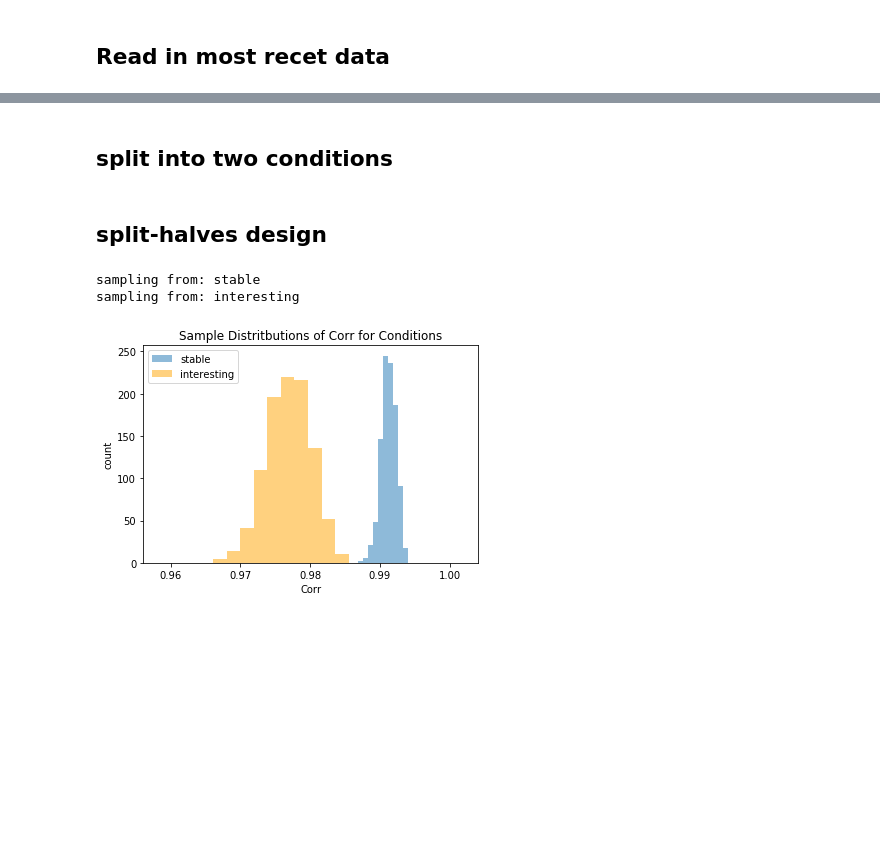
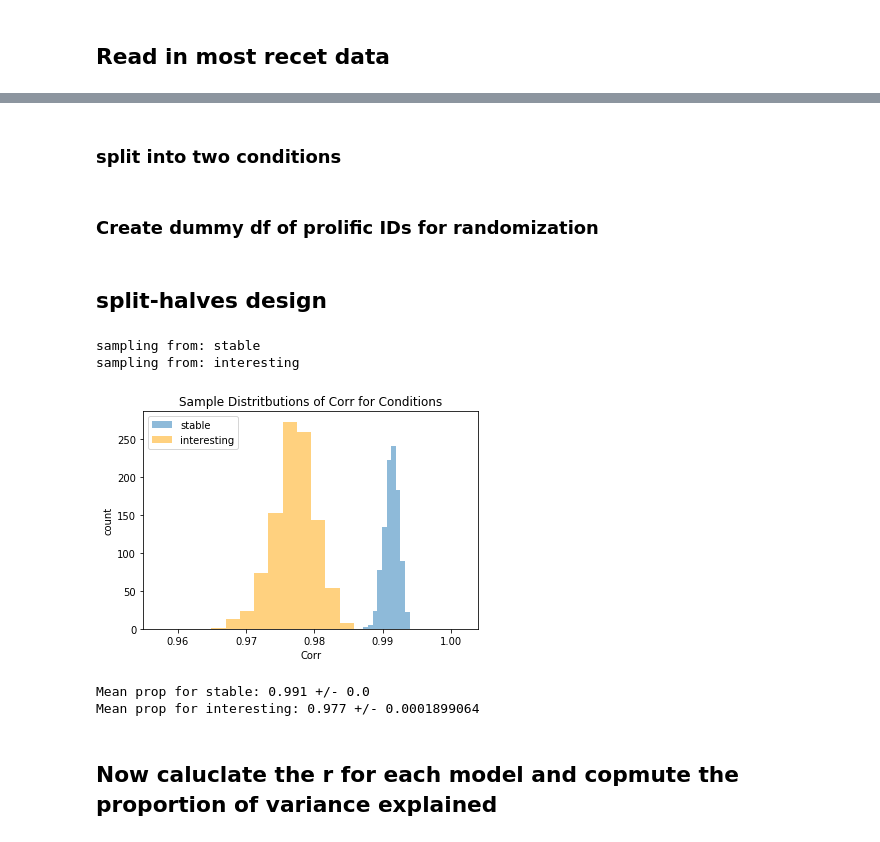
Before and after one commit to choldawa/curiotower_CogSci2021, a Jupyter notebook: analysis/Split-halves analysis.ipynb, the cells around one changed output, grey strips where cells are left out. Drawn from its saved outputs; the diff is of its cells as text; code cells hidden in the pictures; blank space fills up the shorter version.

```diff
--- a/analysis/Split-halves analysis.ipynb
+++ b/analysis/Split-halves analysis.ipynb
@@ -32,5 +31,7 @@ df.head()
 # %% [markdown]
-## split into two conditions
+### split into two conditions
 # %%
 df_stable = df[df['condition'] == 'stable']
 df_interesting = df[df['condition'] == 'interesting']
+# %% [markdown]
+### Create dummy df of prolific IDs for randomization
@@ -44,34 +49,51 @@ for condition in conditions:
     print('sampling from:', condition)
     df_condition = df[df['condition'] == condition]
     for i in range(0,1000):
         rand_group = np.random.randint(2, size=len(df_condition['towerID']))
         df_condition['rand_group'] = pd.Series(rand_group)
 
         out = df_condition.pivot_table(index=["towerID"],
                             columns='rand_group',
                             values='button_pressed',
                             aggfunc='mean').reset_index()
         out.columns = ['towerID', 'group0', 'group1']
         sample_corr = out['group0'].corr(out['group1'])
         if condition == 'stable':
-            corr_stable.append(sample_corr)
+            #corr_stable.append(sample_corr)
+            corr_stable.append(2*sample_corr/(1+sample_corr))
         elif condition == 'interesting':
-            corr_interesting.append(sample_corr)
+            #corr_interesting.append(sample_corr)
             #Spearman brown correction
-            #corr_interesting.append(2*sample_corr/(1+sample_corr))
+            corr_interesting.append(2*sample_corr/(1+sample_corr))
 
 
 
 plt.xlim([min(corr_stable + corr_interesting)-0.01, max(corr_stable + corr_interesting)+0.01])
 
 plt.hist(corr_stable, alpha=0.5, label = 'stable')
 plt.hist(corr_interesting, alpha = 0.5, color = 'orange', label = 'interesting')
 plt.title('Sample Distritbutions of Corr for Conditions')
 plt.xlabel('Corr')
 plt.ylabel('count')
 plt.legend()
 plt.show()
 # %% [output]
 sampling from: stable
 sampling from: interesting
-[figure, old version]
+[figure, new version]
+# %%
+print("Mean prop for stable:",
+      round(mean(corr_stable),3),
+      "+/-",
+      round((1.96*np.std(corr_stable)/
+       np.sqrt(len(corr_stable))),3))
+print("Mean prop for interesting:",
+      round(mean(corr_interesting),3),
+      "+/-",
+      round((1.96*np.std(corr_interesting)/
+       np.sqrt(len(corr_interesting))),10))
+# %% [output]
+Mean prop for stable: 0.991 +/- 0.0
+Mean prop for interesting: 0.977 +/- 0.0001899064
+# %% [markdown]
+## Now caluclate the r for each model and copmute the proportion of variance explained
```
Also changed, not shown: parts of 10 cells of this notebook, 8 other files.
